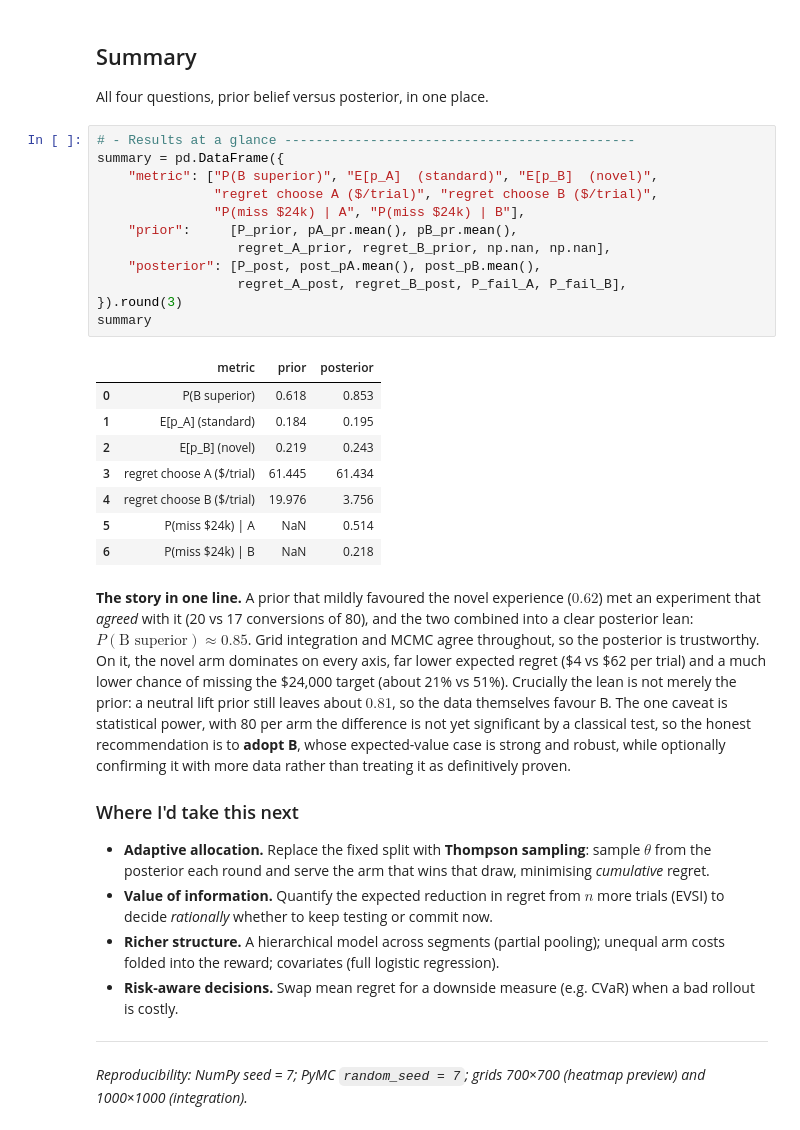
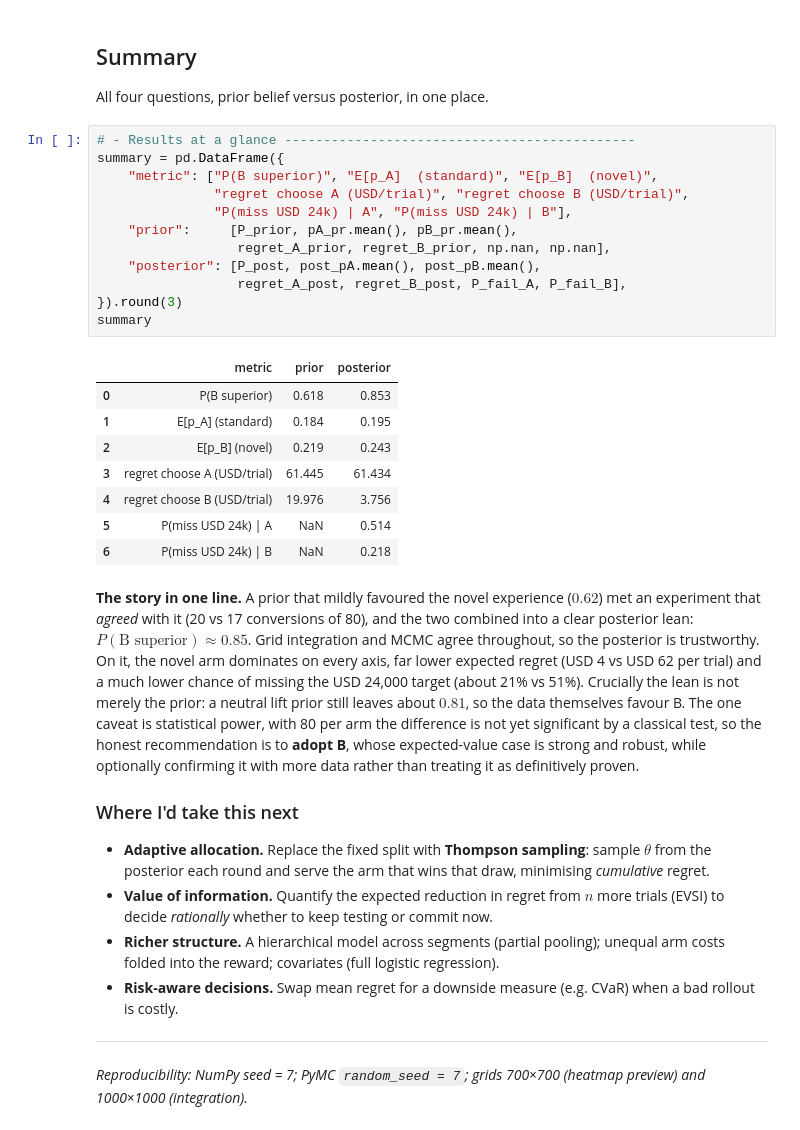
Before and after one commit to oliveirafrancofelipe/bayesian-ab-testing, a Jupyter notebook: bayesian_ab_exercise1.ipynb, the cells around one changed output. Drawn from its saved outputs; the diff is of its cells as text.

```diff
--- a/bayesian_ab_exercise1.ipynb
+++ b/bayesian_ab_exercise1.ipynb
@@ -954,26 +954,26 @@ All four questions, prior belief versus posterior, in one place.
 # %%
 # - Results at a glance ---------------------------------------------
 summary = pd.DataFrame({
     "metric": ["P(B superior)", "E[p_A]  (standard)", "E[p_B]  (novel)",
-               "regret choose A ($/trial)", "regret choose B ($/trial)",
-               "P(miss $24k) | A", "P(miss $24k) | B"],
+               "regret choose A (USD/trial)", "regret choose B (USD/trial)",
+               "P(miss USD 24k) | A", "P(miss USD 24k) | B"],
     "prior":     [P_prior, pA_pr.mean(), pB_pr.mean(),
                   regret_A_prior, regret_B_prior, np.nan, np.nan],
     "posterior": [P_post, post_pA.mean(), post_pB.mean(),
                   regret_A_post, regret_B_post, P_fail_A, P_fail_B],
 }).round(3)
 summary
 # %% [output]
 |  | metric | prior | posterior |
 | 0 | P(B superior) | 0.618 | 0.853 |
 | 1 | E[p_A] (standard) | 0.184 | 0.195 |
 | 2 | E[p_B] (novel) | 0.219 | 0.243 |
-| 3 | regret choose A ($/trial) | 61.445 | 61.434 |
-| 4 | regret choose B ($/trial) | 19.976 | 3.756 |
-| 5 | P(miss $24k) | A | NaN | 0.514 |
-| 6 | P(miss $24k) | B | NaN | 0.218 |
+| 3 | regret choose A (USD/trial) | 61.445 | 61.434 |
+| 4 | regret choose B (USD/trial) | 19.976 | 3.756 |
+| 5 | P(miss USD 24k) | A | NaN | 0.514 |
+| 6 | P(miss USD 24k) | B | NaN | 0.218 |
 # %% [markdown]
-**The story in one line.** A prior that mildly favoured the novel experience ($0.62$) met an experiment that *agreed* with it (20 vs 17 conversions of 80), and the two combined into a clear posterior lean: $P(\text{B superior})\approx 0.85$. Grid integration and MCMC agree throughout, so the posterior is trustworthy. On it, the novel arm dominates on every axis, far lower expected regret (&#0036;4 vs &#0036;62 per trial) and a much lower chance of missing the &#0036;24,000 target (about 21% vs 51%). Crucially the lean is not merely the prior: a neutral lift prior still leaves about $0.81$, so the data themselves favour B. The one caveat is statistical power, with 80 per arm the difference is not yet significant by a classical test, so the honest recommendation is to **adopt B**, whose expected-value case is strong and robust, while optionally confirming it with more data rather than treating it as definitively proven.
+**The story in one line.** A prior that mildly favoured the novel experience ($0.62$) met an experiment that *agreed* with it (20 vs 17 conversions of 80), and the two combined into a clear posterior lean: $P(\text{B superior})\approx 0.85$. Grid integration and MCMC agree throughout, so the posterior is trustworthy. On it, the novel arm dominates on every axis, far lower expected regret (USD 4 vs USD 62 per trial) and a much lower chance of missing the USD 24,000 target (about 21% vs 51%). Crucially the lean is not merely the prior: a neutral lift prior still leaves about $0.81$, so the data themselves favour B. The one caveat is statistical power, with 80 per arm the difference is not yet significant by a classical test, so the honest recommendation is to **adopt B**, whose expected-value case is strong and robust, while optionally confirming it with more data rather than treating it as definitively proven.
 
 ### Where I'd take this next
 - **Adaptive allocation.** Replace the fixed split with **Thompson sampling**: sample $\theta$ from the posterior each round and serve the arm that wins that draw, minimising *cumulative* regret.
```
Also changed, not shown: parts of 7 cells of this notebook.
